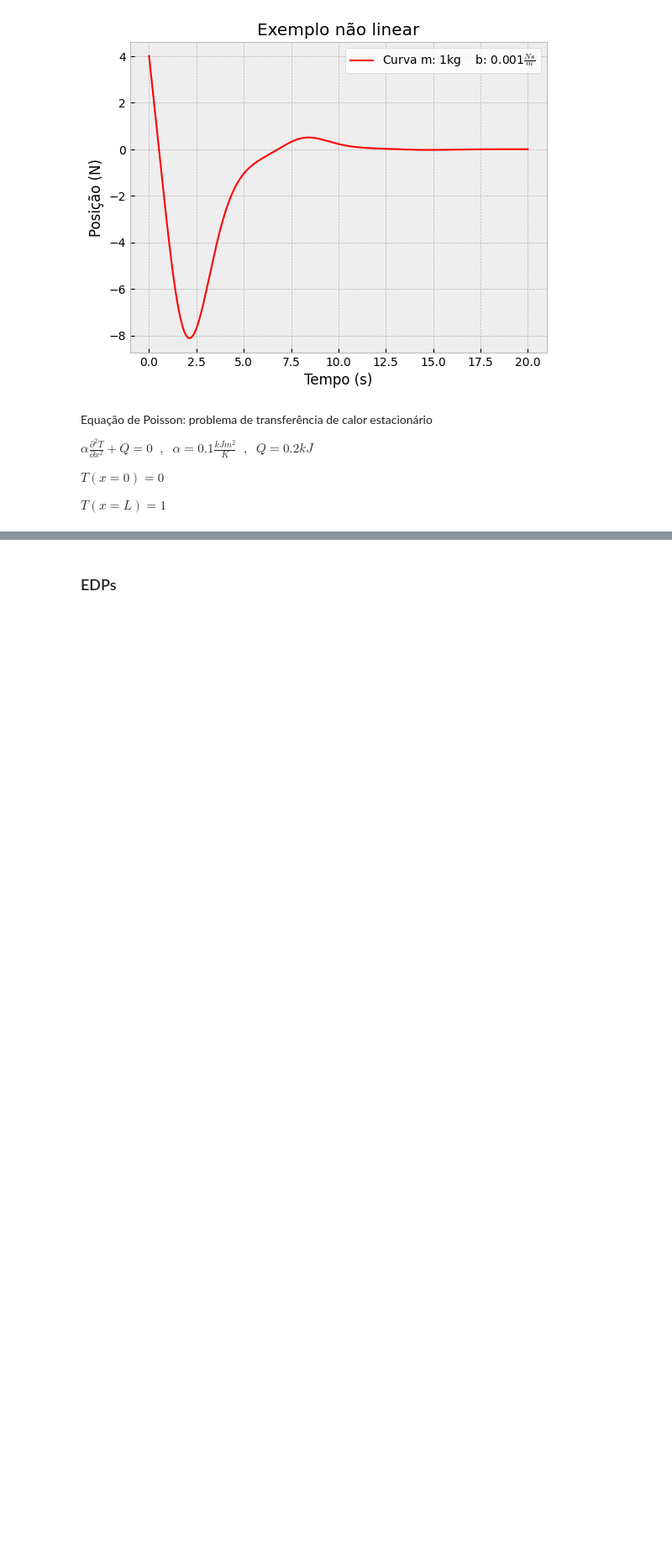
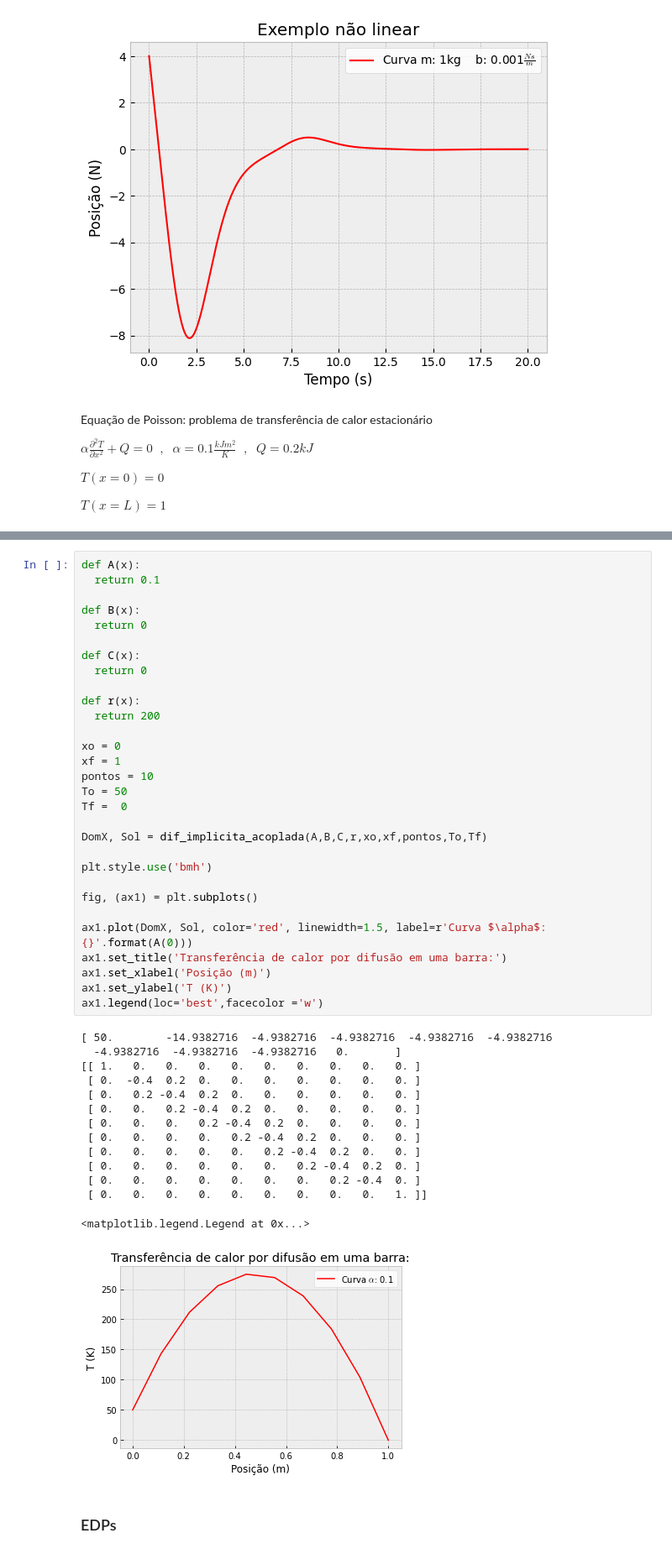
Before and after one commit to jpedro-rod/ElementosFinitos, a Jupyter notebook: Diferencas_Finitas.ipynb, the cells around one changed output, grey strips where cells are left out. Shown at 84% size. Cells and saved outputs as stored; diff of their text form; blank space fills up the shorter version.

```diff
--- a/Diferencas_Finitas.ipynb
+++ b/Diferencas_Finitas.ipynb
@@ -912,3 +981,48 @@ ax1.legend(loc='best',facecolor ='w')
+# %%
+def A(x):
+  return 0.1
+
+def B(x):
+  return 0
+
+def C(x):
+  return 0
+
+def r(x):
+  return 200
+
+xo = 0
+xf = 1
+pontos = 10
+To = 50
+Tf =  0
+
+DomX, Sol = dif_implicita_acoplada(A,B,C,r,xo,xf,pontos,To,Tf)
+
+plt.style.use('bmh')
+
+fig, (ax1) = plt.subplots()
+
+ax1.plot(DomX, Sol, color='red', linewidth=1.5, label=r'Curva $\alpha$: {}'.format(A(0)))
+ax1.set_title('Transferência de calor por difusão em uma barra:')
+ax1.set_xlabel('Posição (m)')
+ax1.set_ylabel('T (K)')
+ax1.legend(loc='best',facecolor ='w')
+# %% [output]
+[ 50.        -14.9382716  -4.9382716  -4.9382716  -4.9382716  -4.9382716
+  -4.9382716  -4.9382716  -4.9382716   0.       ]
+[[ 1.   0.   0.   0.   0.   0.   0.   0.   0.   0. ]
+ [ 0.  -0.4  0.2  0.   0.   0.   0.   0.   0.   0. ]
+ [ 0.   0.2 -0.4  0.2  0.   0.   0.   0.   0.   0. ]
+ [ 0.   0.   0.2 -0.4  0.2  0.   0.   0.   0.   0. ]
+ [ 0.   0.   0.   0.2 -0.4  0.2  0.   0.   0.   0. ]
+ [ 0.   0.   0.   0.   0.2 -0.4  0.2  0.   0.   0. ]
+ [ 0.   0.   0.   0.   0.   0.2 -0.4  0.2  0.   0. ]
+ [ 0.   0.   0.   0.   0.   0.   0.2 -0.4  0.2  0. ]
+ [ 0.   0.   0.   0.   0.   0.   0.   0.2 -0.4  0. ]
+ [ 0.   0.   0.   0.   0.   0.   0.   0.   0.   1. ]]
+<matplotlib.legend.Legend at 0x...>
+[figure, added]
 # %% [markdown]
 ### EDPs
 # %% [markdown]
```
Also changed, not shown: parts of 7 cells of this notebook, 1 other file.
